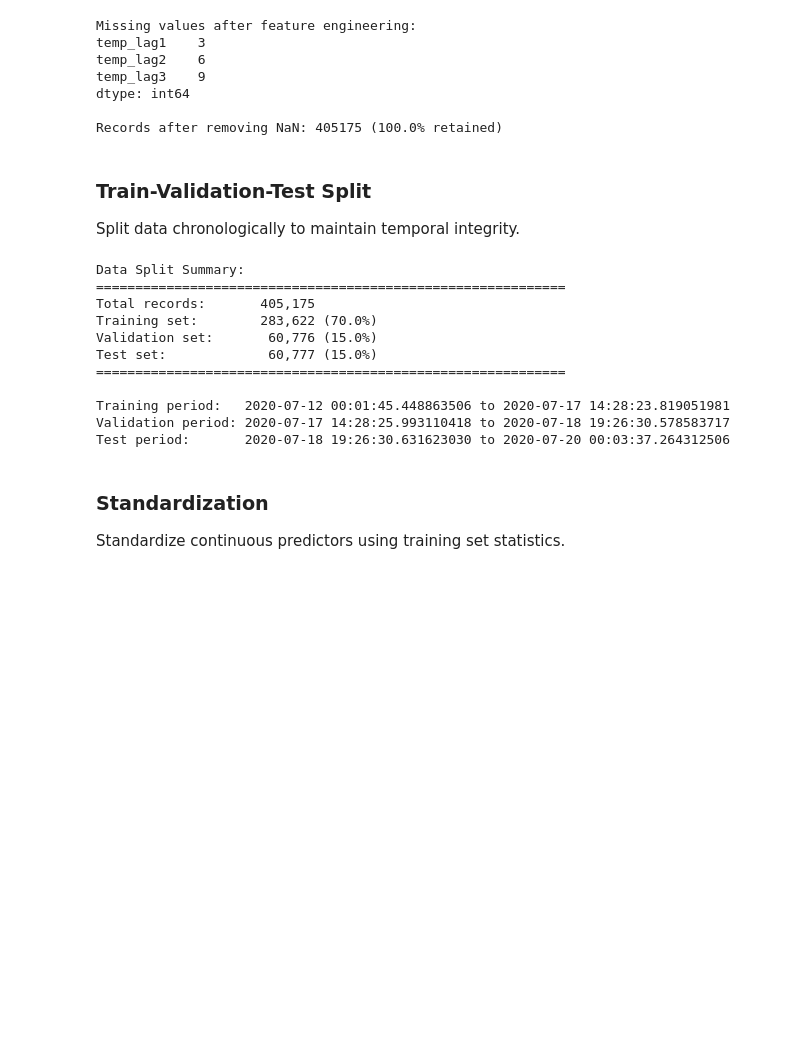
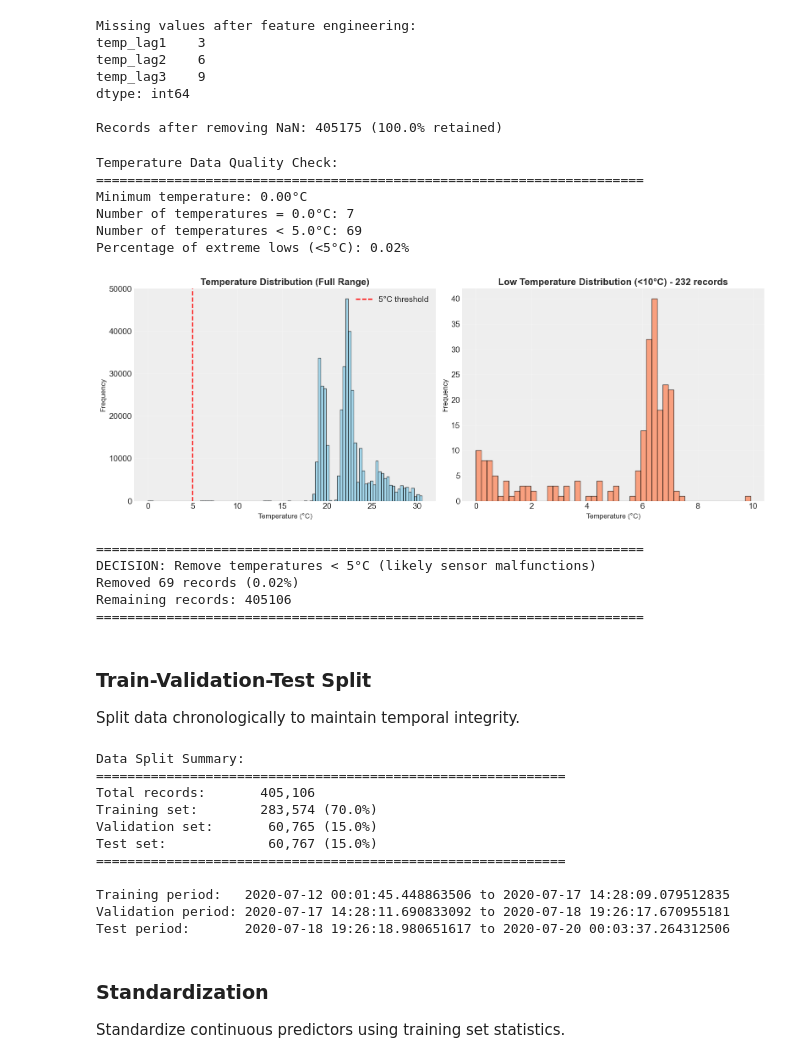
Before and after one commit to Daniel-Harrod13/AI-ML, a Jupyter notebook: Telemetry_project/notebooks/bayesian_temperature_prediction.ipynb, the cells around one changed output. Drawn from its saved outputs; the diff is of its cells as text; code cells hidden in the pictures; blank space fills up the shorter version.

```diff
--- a/Telemetry_project/notebooks/bayesian_temperature_prediction.ipynb
+++ b/Telemetry_project/notebooks/bayesian_temperature_prediction.ipynb
@@ -519,6 +519,69 @@ temp_lag3    9
 dtype: int64
 
 Records after removing NaN: 405175 (100.0% retained)
+# %%
+### Data Quality Investigation
+
+# Check if df_model_clean exists - if not, you need to run the previous cells first
+if 'df_model_clean' not in globals():
+    raise NameError("ERROR: df_model_clean is not defined! Please run the previous cells first, "
+                    "especially the cell that creates df_model_clean from df_model.dropna()")
+
+# Check for suspicious temperature values
+print("Temperature Data Quality Check:")
+print("=" * 70)
+print(f"Minimum temperature: {df_model_clean['temp'].min():.2f}°C")
+print(f"Number of temperatures = 0.0°C: {(df_model_clean['temp'] == 0.0).sum()}")
+print(f"Number of temperatures < 5.0°C: {(df_model_clean['temp'] < 5.0).sum()}")
+print(f"Percentage of extreme lows (<5°C): {(df_model_clean['temp'] < 5.0).sum() / len(df_model_clean) * 100:.2f}%")
+
+# Visualize extreme values
+fig, axes = plt.subplots(1, 2, figsize=(16, 6))
+
+# Plot 1: Distribution with outliers highlighted
+axes[0].hist(df_model_clean['temp'], bins=100, alpha=0.7, color='skyblue', edgecolor='black')
+axes[0].axvline(5, color='red', linestyle='--', linewidth=2, label='5°C threshold')
+axes[0].set_xlabel('Temperature (°C)', fontsize=12)
+axes[0].set_ylabel('Frequency', fontsize=12)
+axes[0].set_title('Temperature Distribution (Full Range)', fontweight='bold')
+axes[0].legend()
+axes[0].grid(alpha=0.3)
+
+# Plot 2: Zoom into low temperatures
+low_temps = df_model_clean[df_model_clean['temp'] < 10]['temp']
+if len(low_temps) > 0:
+    axes[1].hist(low_temps, bins=50, alpha=0.7, color='coral', edgecolor='black')
+    axes[1].set_xlabel('Temperature (°C)', fontsize=12)
+    axes[1].set_ylabel('Frequency', fontsize=12)
+    axes[1].set_title(f'Low Temperature Distribution (<10°C) - {len(low_temps)} records', fontweight='bold')
+    axes[1].grid(alpha=0.3)
+
+plt.tight_layout()
+plt.show()
+
+# Decision: Remove obvious sensor malfunctions (temp < 5°C as unrealistic for indoor sensors)
+print("\n" + "=" * 70)
+print("DECISION: Remove temperatures < 5°C (likely sensor malfunctions)")
+before_count = len(df_model_clean)
+df_model_clean = df_model_clean[df_model_clean['temp'] >= 5.0].reset_index(drop=True)
+after_count = len(df_model_clean)
+removed_count = before_count - after_count
+print(f"Removed {removed_count} records ({removed_count/before_count*100:.2f}%)")
+print(f"Remaining records: {after_count}")
+print("=" * 70)
+# %% [output]
+Temperature Data Quality Check:
+======================================================================
+Minimum temperature: 0.00°C
+Number of temperatures = 0.0°C: 7
+Number of temperatures < 5.0°C: 69
+Percentage of extreme lows (<5°C): 0.02%
+[figure, added]
+======================================================================
+DECISION: Remove temperatures < 5°C (likely sensor malfunctions)
+Removed 69 records (0.02%)
+Remaining records: 405106
+======================================================================
 # %% [markdown]
 ### Train-Validation-Test Split
 
@@ -546,15 +609,15 @@ print(f"Test period:       {test_data['datetime'].min()} to {test_data['datetime
 # %% [output]
 Data Split Summary:
 ============================================================
-Total records:       405,175
-Training set:        283,622 (70.0%)
-Validation set:       60,776 (15.0%)
-Test set:             60,777 (15.0%)
+Total records:       405,106
+Training set:        283,574 (70.0%)
+Validation set:       60,765 (15.0%)
+Test set:             60,767 (15.0%)
 ============================================================
 
-Training period:   2020-07-12 00:01:45.448863506 to 2020-07-17 14:28:23.819051981
-Validation period: 2020-07-17 14:28:25.993110418 to 2020-07-18 19:26:30.578583717
-Test period:       2020-07-18 19:26:30.631623030 to 2020-07-20 00:03:37.264312506
+Training period:   2020-07-12 00:01:45.448863506 to 2020-07-17 14:28:09.079512835
+Validation period: 2020-07-17 14:28:11.690833092 to 2020-07-18 19:26:17.670955181
+Test period:       2020-07-18 19:26:18.980651617 to 2020-07-20 00:03:37.264312506
 # %% [markdown]
 ### Standardization
 
```
Also changed, not shown: parts of 25 cells of this notebook.
